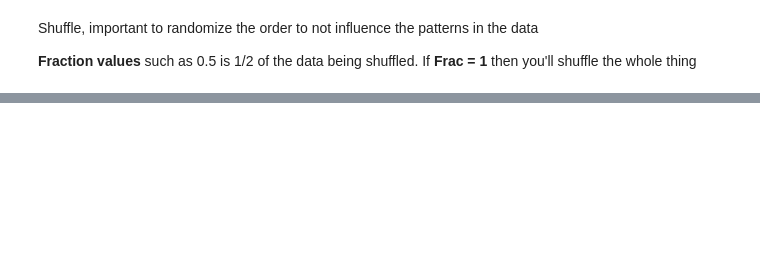
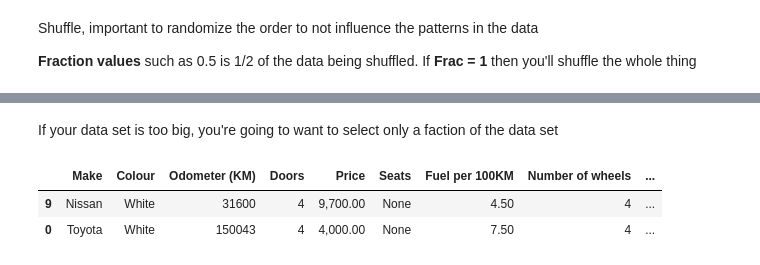
Before and after one commit to nacho481/capstone_project, a Jupyter notebook: sample_project1/Pandas/Pandas_intro.ipynb, the cells around one changed output, grey strips where cells are left out. Saved outputs shown, nothing was run; the diff lists cells and outputs as text; code cells hidden in the pictures; blank space fills up the shorter version.

```diff
--- a/sample_project1/Pandas/Pandas_intro.ipynb
+++ b/sample_project1/Pandas/Pandas_intro.ipynb
@@ -592,0 +627,8 @@ car_sales
+# %% [markdown]
+<p>If your data set is too big, you're going to want to select only a faction of the data set</p>
+# %%
+car_sales_shuffled.sample(frac=0.2)
+# %% [output]
+|  | Make | Colour | Odometer (KM) | Doors | Price | Seats | Fuel per 100KM | Number of wheels | ... |
+| 9 | Nissan | White | 31600 | 4 | 9,700.00 | None | 4.50 | 4 | ... |
+| 0 | Toyota | White | 150043 | 4 | 4,000.00 | None | 7.50 | 4 | ... |
```
Also changed, not shown: parts of 16 cells of this notebook.
